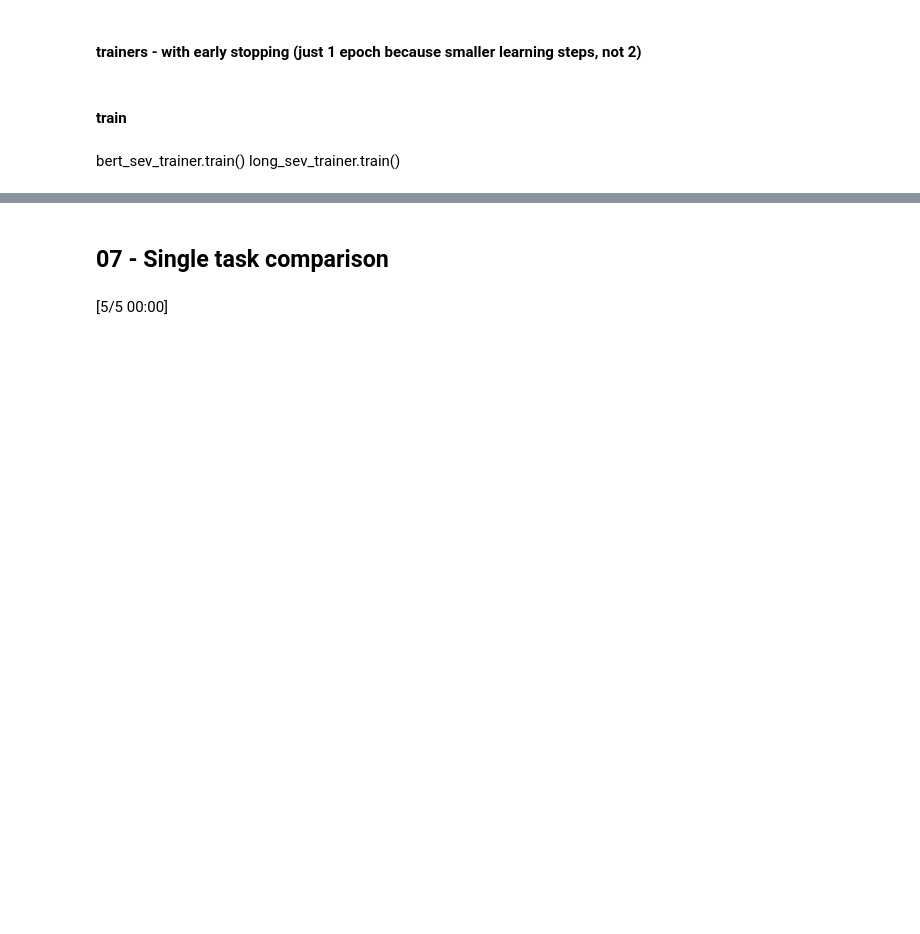
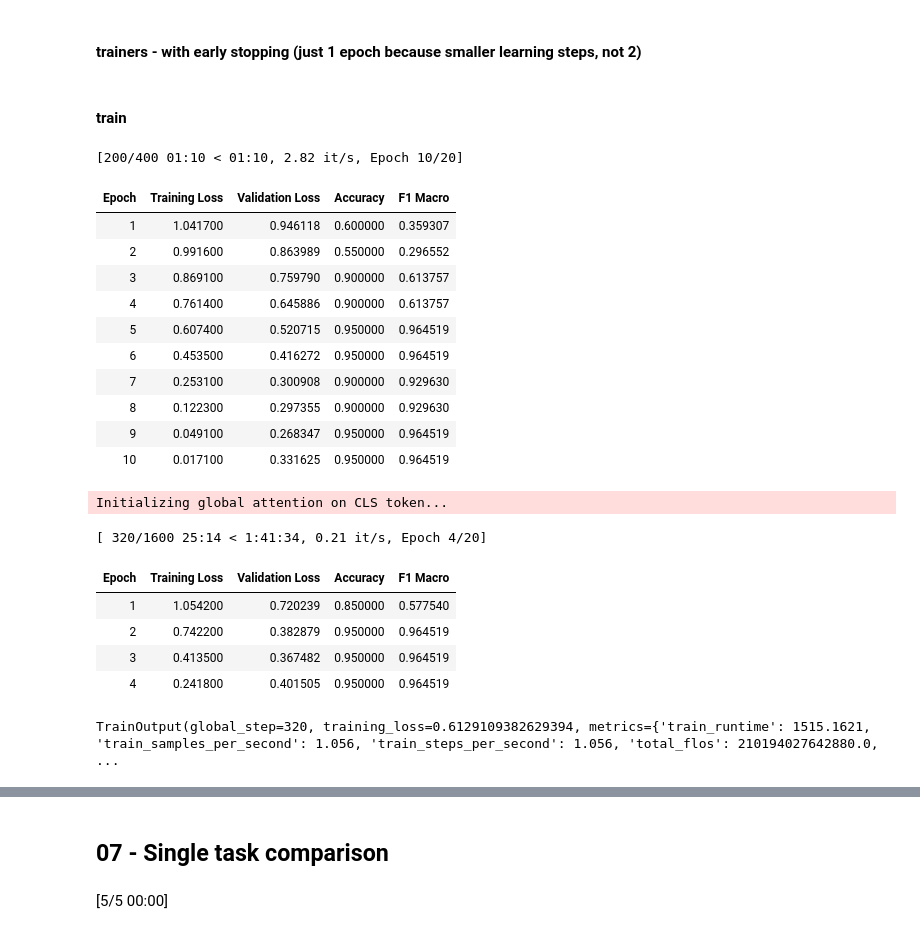
Before and after one commit to MarkEHolland/data-science-nhs, a Jupyter notebook: notebooks/10_multihead_long_context_claims_pipeline.ipynb, the cells around one changed output, grey strips where cells are left out. Saved outputs shown, nothing was run; the diff lists cells and outputs as text; code cells hidden in the pictures; blank space fills up the shorter version.

```diff
--- a/notebooks/10_multihead_long_context_claims_pipeline.ipynb
+++ b/notebooks/10_multihead_long_context_claims_pipeline.ipynb
@@ -329,9 +346,30 @@ long_theme_trainer = Trainer(
 )
 # %% [markdown]
 #### train
-# %% [markdown]
-bert_sev_trainer.train()
-long_sev_trainer.train()
+# %%
+bert_sev_trainer.train()
+long_sev_trainer.train()
+# %% [output]
+[200/400 01:10 < 01:10, 2.82 it/s, Epoch 10/20]
+| Epoch | Training Loss | Validation Loss | Accuracy | F1 Macro |
+| 1 | 1.041700 | 0.946118 | 0.600000 | 0.359307 |
+| 2 | 0.991600 | 0.863989 | 0.550000 | 0.296552 |
+| 3 | 0.869100 | 0.759790 | 0.900000 | 0.613757 |
+| 4 | 0.761400 | 0.645886 | 0.900000 | 0.613757 |
+| 5 | 0.607400 | 0.520715 | 0.950000 | 0.964519 |
+| 6 | 0.453500 | 0.416272 | 0.950000 | 0.964519 |
+| 7 | 0.253100 | 0.300908 | 0.900000 | 0.929630 |
+| 8 | 0.122300 | 0.297355 | 0.900000 | 0.929630 |
+| 9 | 0.049100 | 0.268347 | 0.950000 | 0.964519 |
+| 10 | 0.017100 | 0.331625 | 0.950000 | 0.964519 |
+Initializing global attention on CLS token...
+[ 320/1600 25:14 < 1:41:34, 0.21 it/s, Epoch 4/20]
+| Epoch | Training Loss | Validation Loss | Accuracy | F1 Macro |
+| 1 | 1.054200 | 0.720239 | 0.850000 | 0.577540 |
+| 2 | 0.742200 | 0.382879 | 0.950000 | 0.964519 |
+| 3 | 0.413500 | 0.367482 | 0.950000 | 0.964519 |
+| 4 | 0.241800 | 0.401505 | 0.950000 | 0.964519 |
+TrainOutput(global_step=320, training_loss=0.6129109382629394, metrics={'train_runtime': 1515.1621, 'train_samples_per_second': 1.056, 'train_steps_per_second': 1.056, 'total_flos': 210194027642880.0, ...
 # %%
 bert_theme_trainer.train()
 long_theme_trainer.train()
```
Also changed, not shown: parts of 27 cells of this notebook, 12 other files.
